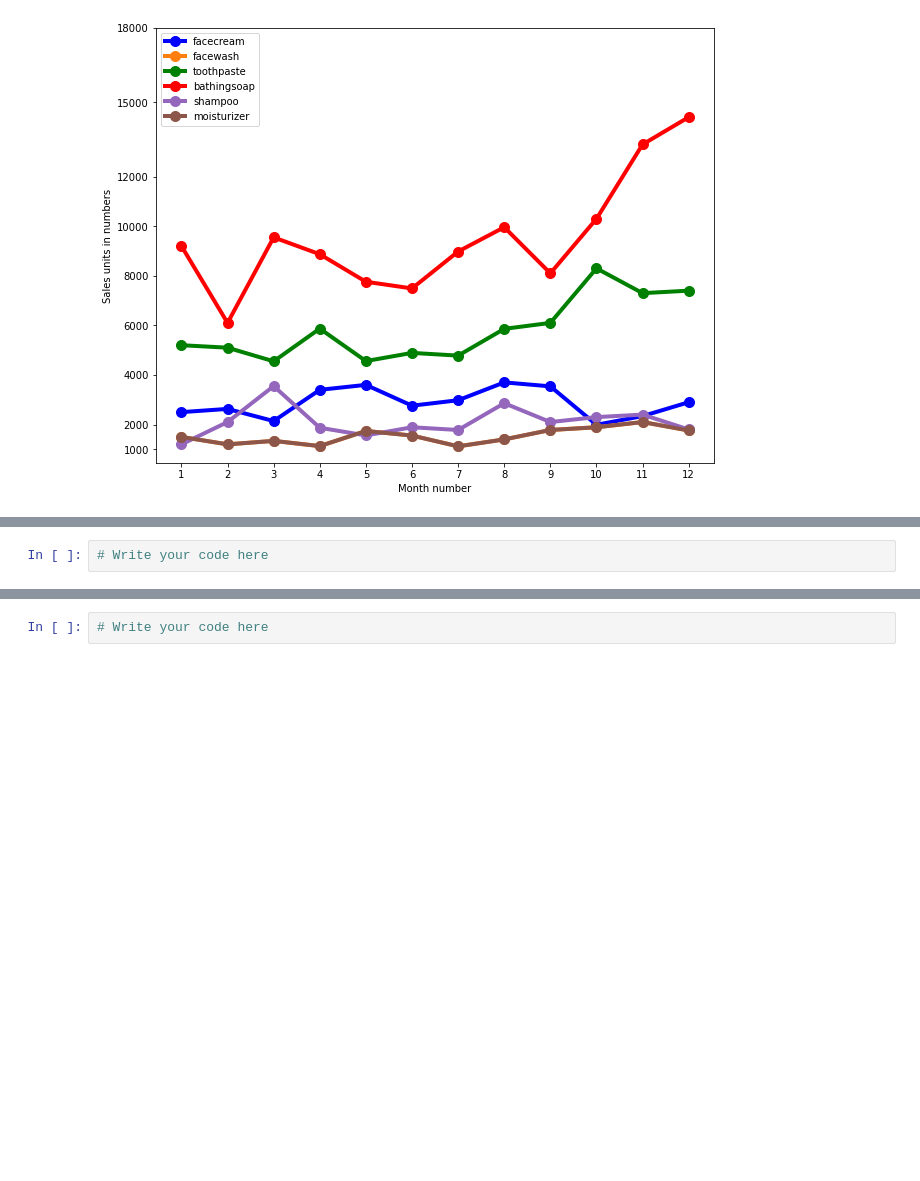
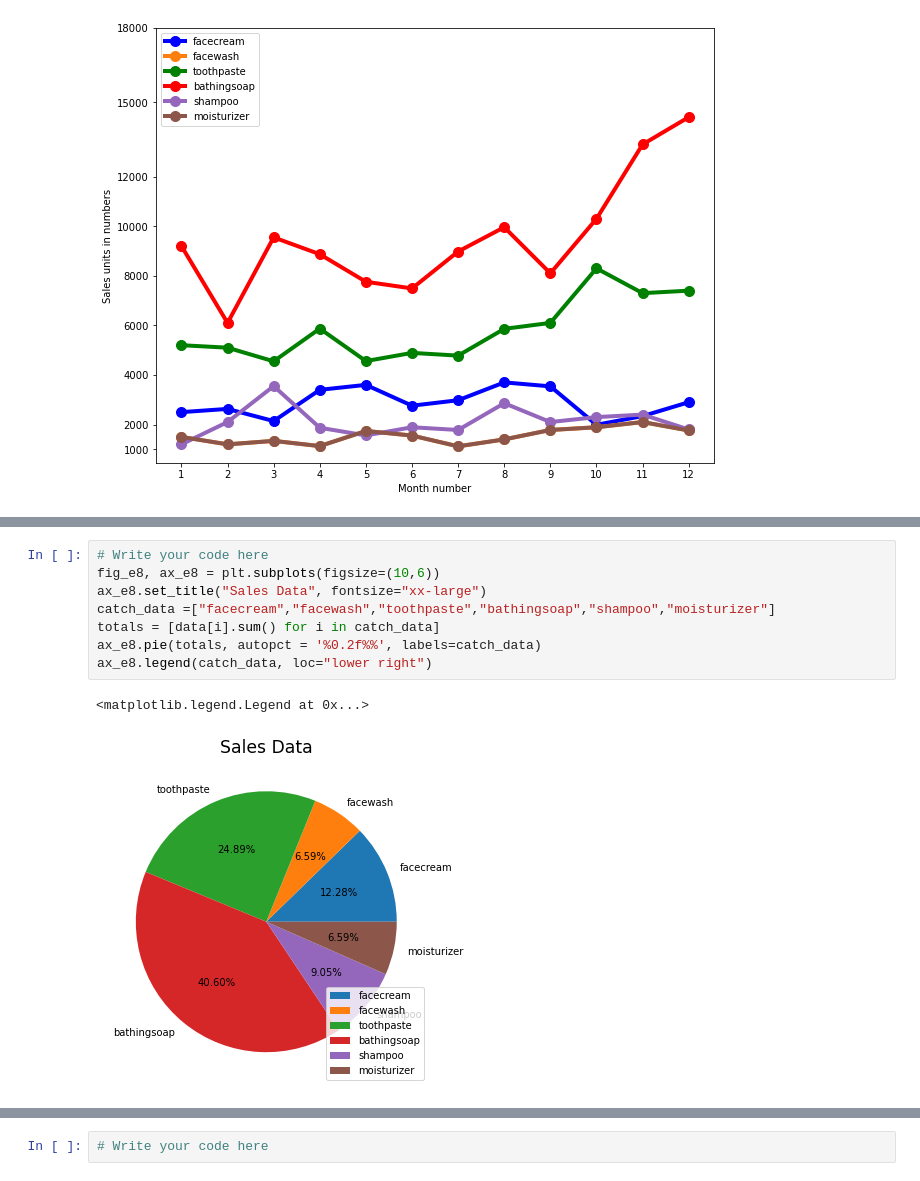
Before and after one commit to aimwps/SAImwps, a Jupyter notebook: M1_Python/d10_Matplotlib/Matplotlib_exercises.ipynb, the cells around one changed output, grey strips where cells are left out. Cells and saved outputs as stored; diff of their text form; blank space fills up the shorter version.

```diff
--- a/M1_Python/d10_Matplotlib/Matplotlib_exercises.ipynb
+++ b/M1_Python/d10_Matplotlib/Matplotlib_exercises.ipynb
@@ -151,8 +202,17 @@ Note: In the Pie chart you should display the Number of units sold per year for
 
 The Pie chart should look like this:
 ![image.png](attachment:image.png)
-# %%
-# Write your code here
+# %%
+# Write your code here
+fig_e8, ax_e8 = plt.subplots(figsize=(10,6))
+ax_e8.set_title("Sales Data", fontsize="xx-large")
+catch_data =["facecream","facewash","toothpaste","bathingsoap","shampoo","moisturizer"]
+totals = [data[i].sum() for i in catch_data]
+ax_e8.pie(totals, autopct = '%0.2f%%', labels=catch_data)
+ax_e8.legend(catch_data, loc="lower right")
+# %% [output]
+<matplotlib.legend.Legend at 0x...>
+[figure, added]
 # %% [markdown]
 ### Exercise 9: Read the Bathing soap facewash of all months and display it using the Subplot.
 The Subplot should look like this:
```
Also changed, not shown: parts of 9 cells of this notebook, 1 other file.
